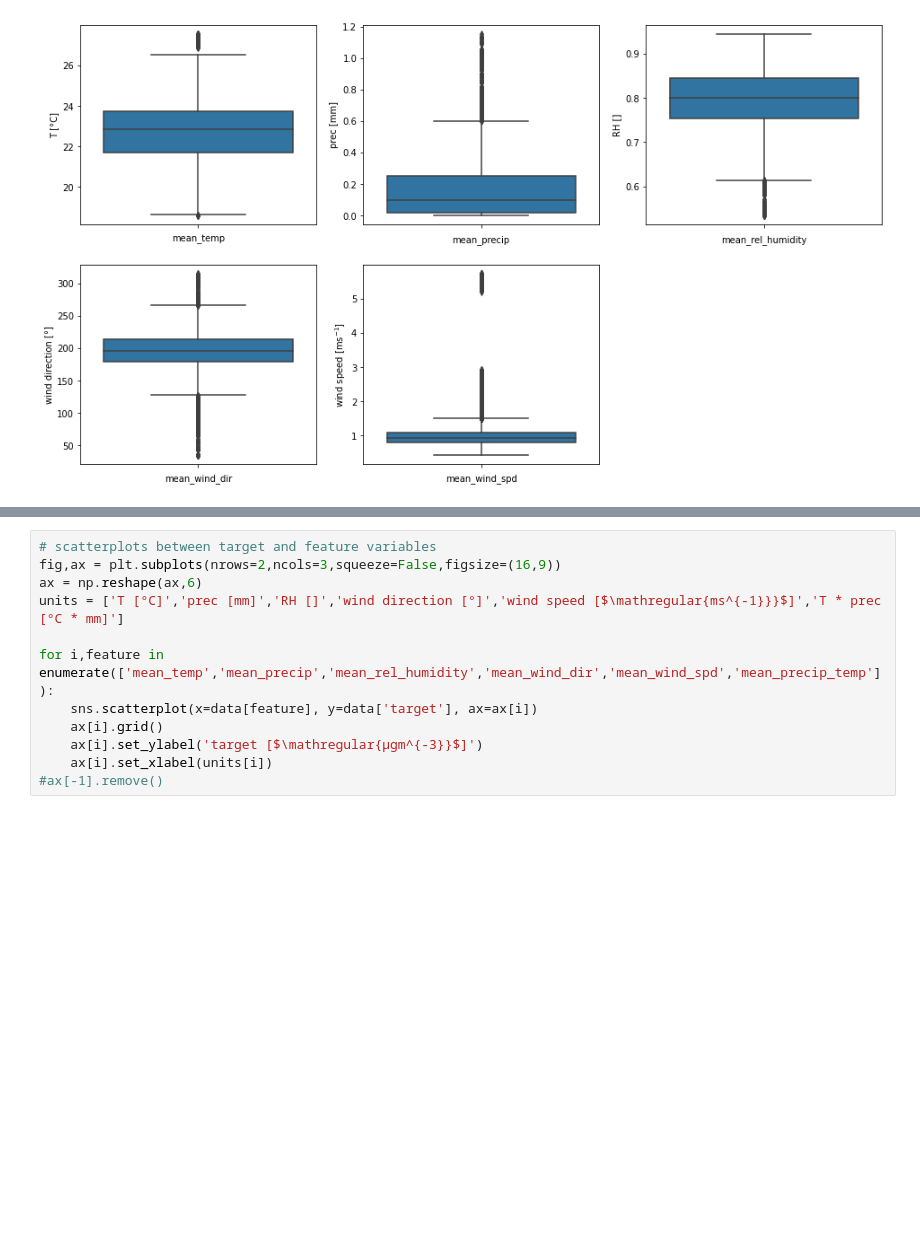
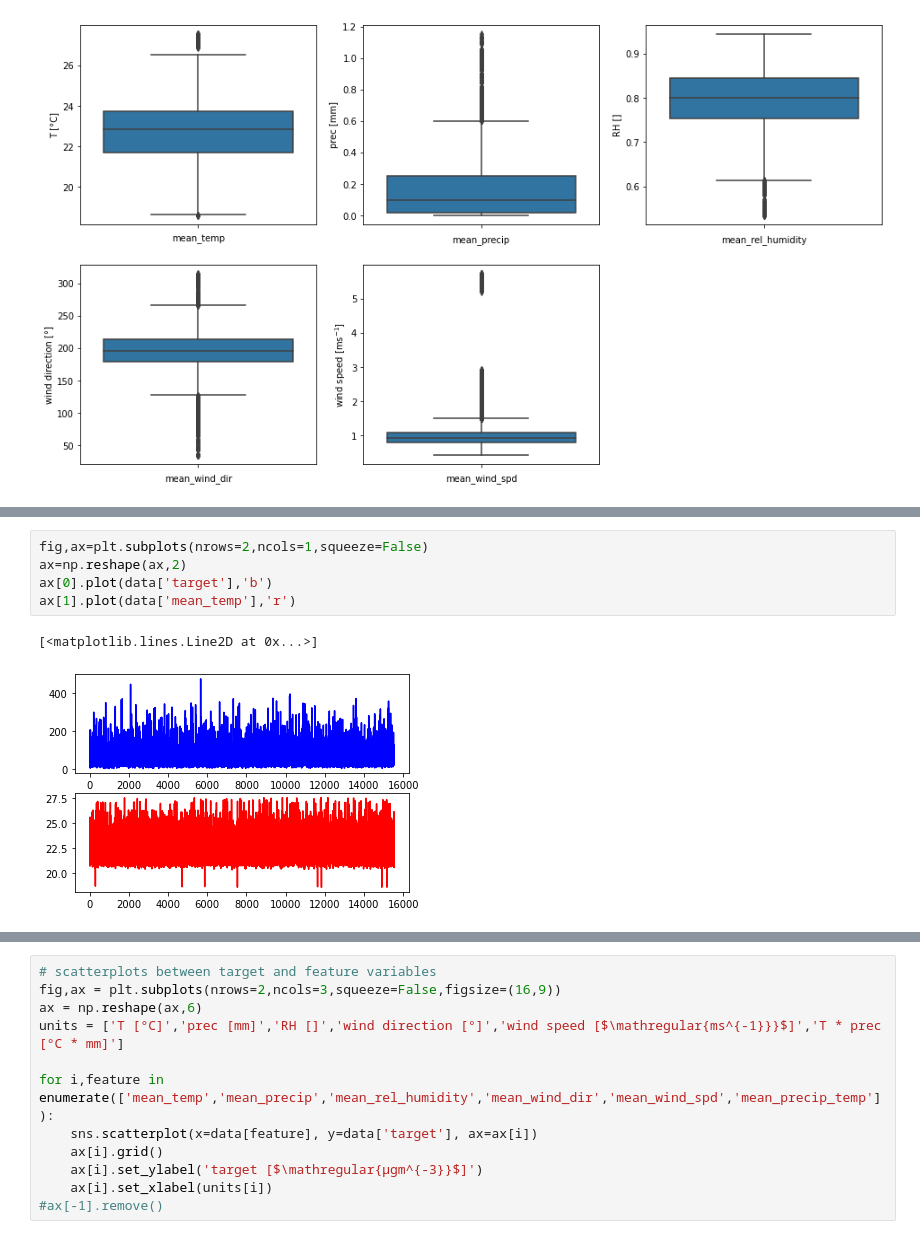
Before and after one commit to JeromeSauer/Project2_AirQuality, a Jupyter notebook: Project2_EDA.ipynb, the cells around one changed output, grey strips where cells are left out. Cells and saved outputs as stored; diff of their text form; blank space fills up the shorter version.

```diff
--- a/Project2_EDA.ipynb
+++ b/Project2_EDA.ipynb
@@ -201,0 +222,8 @@ ax[-1].remove()
+# %%
+fig,ax=plt.subplots(nrows=2,ncols=1,squeeze=False)
+ax=np.reshape(ax,2)
+ax[0].plot(data['target'],'b')
+ax[1].plot(data['mean_temp'],'r')
+# %% [output]
+[<matplotlib.lines.Line2D at 0x...>]
+[figure, added]
```
Also changed, not shown: parts of 3 cells of this notebook.
